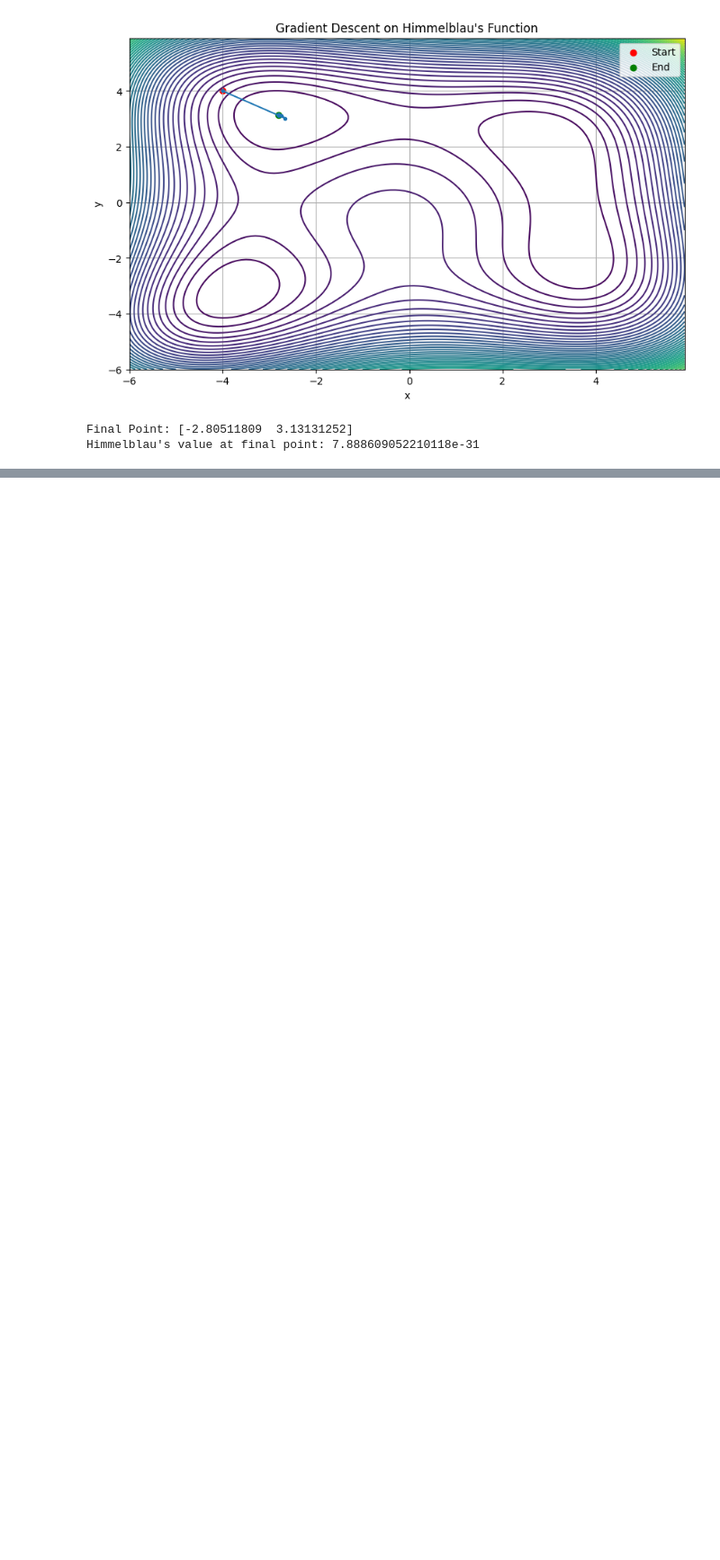
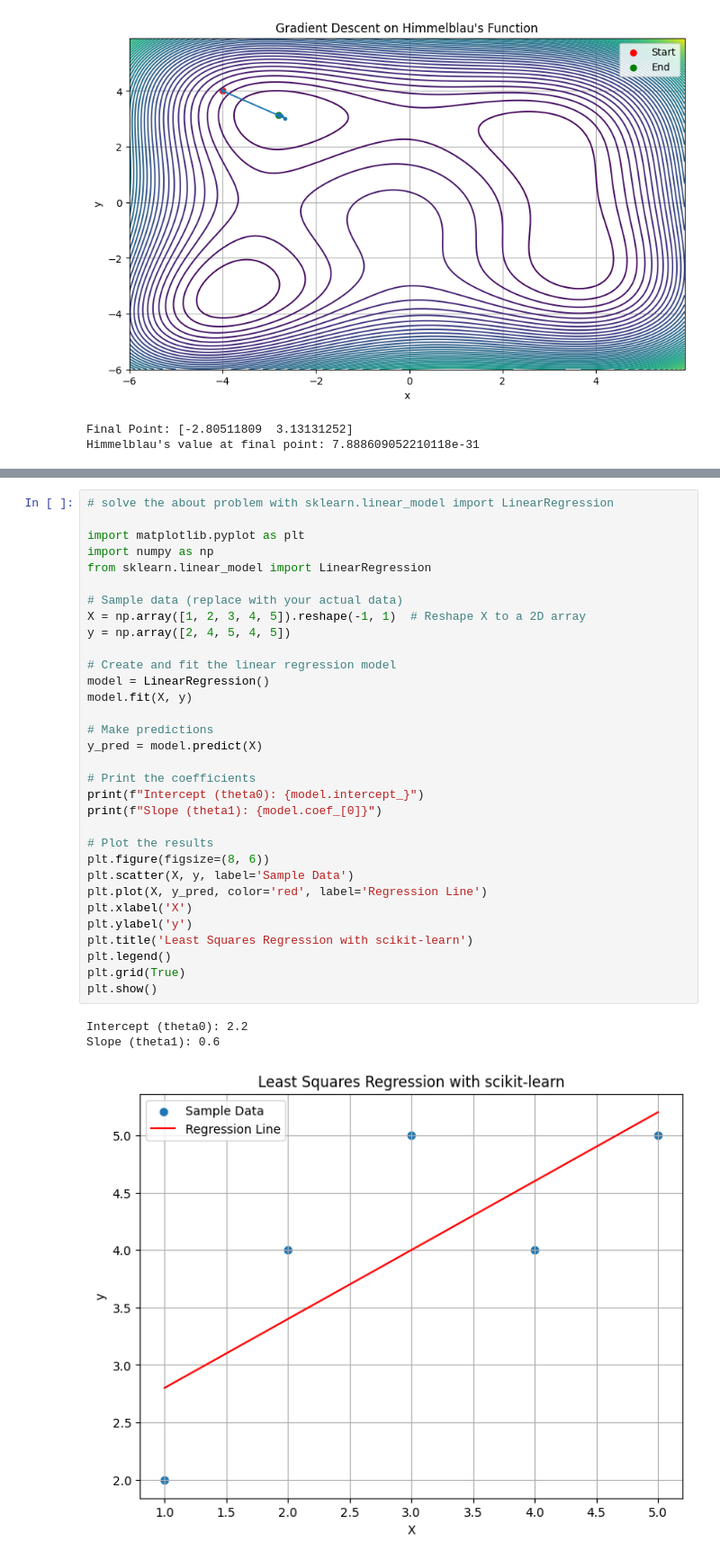
Before and after one commit to kl2217/finite-element, a Jupyter notebook: gradient_descent.ipynb, the cells around one changed output, grey strips where cells are left out. Shown at 90% size. Drawn from its saved outputs; the diff is of its cells as text; blank space fills up the shorter version.

```diff
--- a/gradient_descent.ipynb
+++ b/gradient_descent.ipynb
@@ -109,0 +251,36 @@ Himmelblau's value at final point: 7.888609052210118e-31
+# %%
+# solve the about problem with sklearn.linear_model import LinearRegression
+
+import matplotlib.pyplot as plt
+import numpy as np
+from sklearn.linear_model import LinearRegression
+
+# Sample data (replace with your actual data)
+X = np.array([1, 2, 3, 4, 5]).reshape(-1, 1)  # Reshape X to a 2D array
+y = np.array([2, 4, 5, 4, 5])
+
+# Create and fit the linear regression model
+model = LinearRegression()
+model.fit(X, y)
+
+# Make predictions
+y_pred = model.predict(X)
+
+# Print the coefficients
+print(f"Intercept (theta0): {model.intercept_}")
+print(f"Slope (theta1): {model.coef_[0]}")
+
+# Plot the results
+plt.figure(figsize=(8, 6))
+plt.scatter(X, y, label='Sample Data')
+plt.plot(X, y_pred, color='red', label='Regression Line')
+plt.xlabel('X')
+plt.ylabel('y')
+plt.title('Least Squares Regression with scikit-learn')
+plt.legend()
+plt.grid(True)
+plt.show()
+# %% [output]
+Intercept (theta0): 2.2
+Slope (theta1): 0.6
+[figure, added]
```
Also changed, not shown: parts of 5 cells of this notebook.
